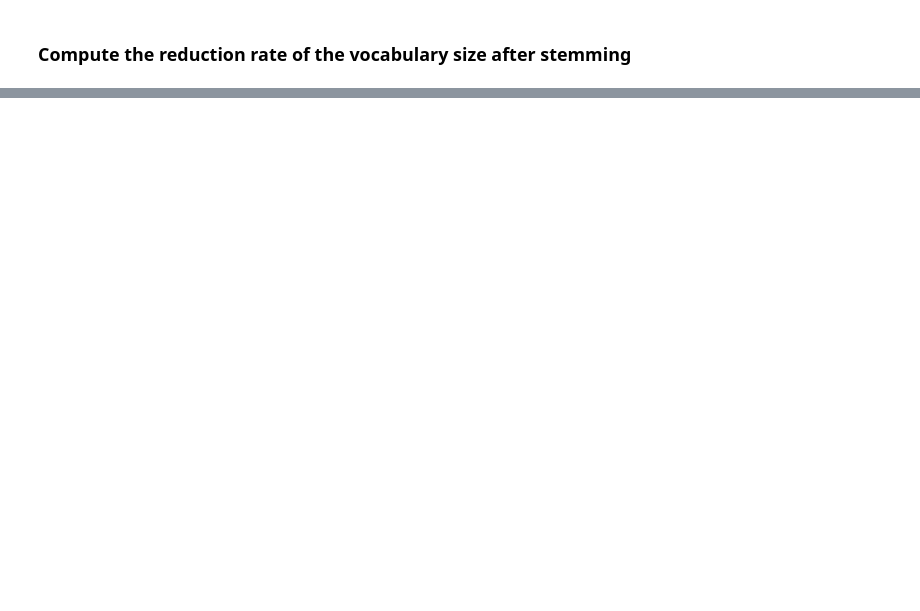
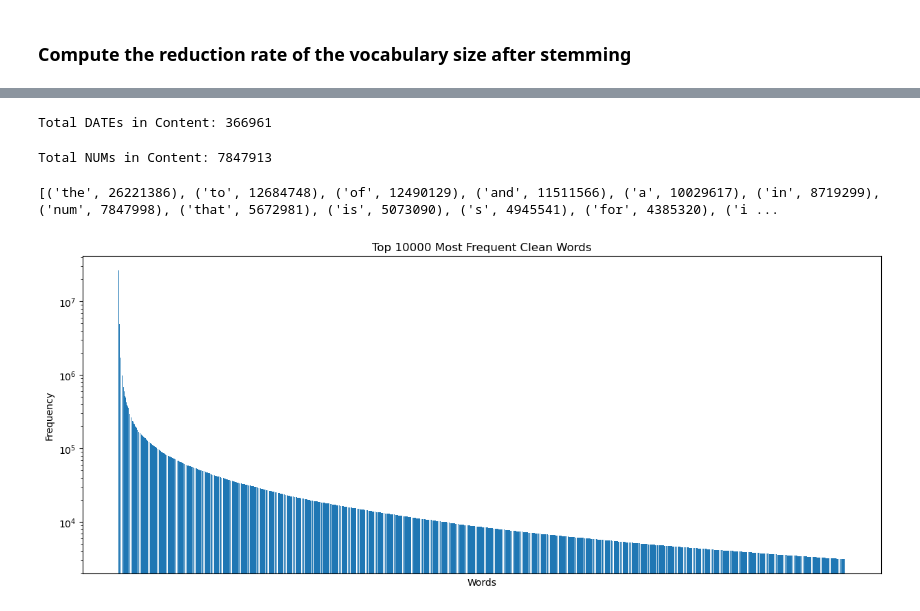
Before and after one commit to kdsoup/fake-news-project, a Jupyter notebook: clean_text.ipynb, the cells around one changed output, grey strips where cells are left out. Drawn from its saved outputs; the diff is of its cells as text; code cells hidden in the pictures; blank space fills up the shorter version.

```diff
--- a/clean_text.ipynb
+++ b/clean_text.ipynb
@@ -194,0 +200,5 @@ stemming_reduction_rate('data/news_sample_cleaned.csv')
+# %%
+import pandas as pd
+
+# Load the dataset
+df_new = pd.read_csv('data/995,000_rows.csv')
@@ -194,0 +242,69 @@ stemming_reduction_rate('data/news_sample_cleaned.csv')
+# %%
+# Function to count DATEs with <DATE> tag
+def count_date_with_tag(text):
+    date_with_tag = re.findall('<date>', text)
+    return len(date_with_tag)
+
+# Apply count DATEs with <DATE> tag
+df_new['date_count'] = df_new['content_clean'].apply(count_date_with_tag)
+
+# Total DATEs in Content
+total_dates = df_new['date_count'].sum()
+print("Total DATEs in Content:", total_dates)
+# %% [output]
+Total DATEs in Content: 366961
+# %%
+
+# Function to count NUMs with <NUM> tag
+def count_num_with_tag(text):
+    num_with_tag = re.findall('<num>', text)
+    return len(num_with_tag)
+
+# Apply count NUms with <NUM> tag
+df_new['num_count'] = df_new['content_clean'].apply(count_num_with_tag)
+
+# Total NUMs in Content
+total_nums = df_new['num_count'].sum()
+print("Total NUMs in Content:", total_nums)
+# %% [output]
+Total NUMs in Content: 7847913
+# %%
+import matplotlib.pyplot as plt
+from collections import Counter
+
+# Initialize an empty counter to store word frequencies
+clean_word_freq = Counter()
+
+# Iterate over each row of the DataFrame
+for _, row in df_new.iterrows():
+    # Join the clean words in the 'content_clean' column of the current row into a single string
+    clean_text = ' '.join(re.findall(r'\b\w+\b', row['content_clean']))
+
+    # Count the word frequencies for the current row
+    clean_word_freq.update(clean_text.split())
+
+# Sort the word frequencies in descending order
+sorted_clean_word_freq = sorted(clean_word_freq.items(), key=lambda x: x[1], reverse=True)
+
+# Extract the 100 most frequent words
+top_100_clean_words = sorted_clean_word_freq[:100]
+
+# Print the top 100 most frequent words
+print(top_100_clean_words)
+
+# Extract the 10000 most frequent words
+top_10000_clean_words = sorted_clean_word_freq[:10000]
+
+# Barplot for top 10000 most frequent clean words
+plt.figure(figsize=(15, 6))
+words, frequencies = zip(*top_10000_clean_words)
+plt.bar(words, frequencies)
+plt.yscale('log')
+plt.xlabel('Words')
+plt.ylabel('Frequency')
+plt.title('Top 10000 Most Frequent Clean Words')
+plt.xticks([])
+plt.show()
+# %% [output]
+[('the', 26221386), ('to', 12684748), ('of', 12490129), ('and', 11511566), ('a', 10029617), ('in', 8719299), ('num', 7847998), ('that', 5672981), ('is', 5073090), ('s', 4945541), ('for', 4385320), ('i ...
+[figure, added]
```
Also changed, not shown: parts of 19 cells of this notebook.
